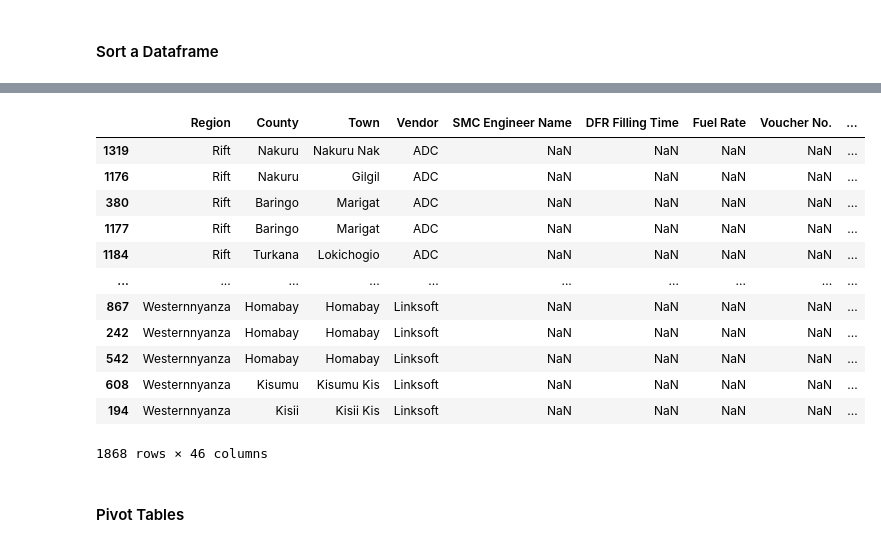
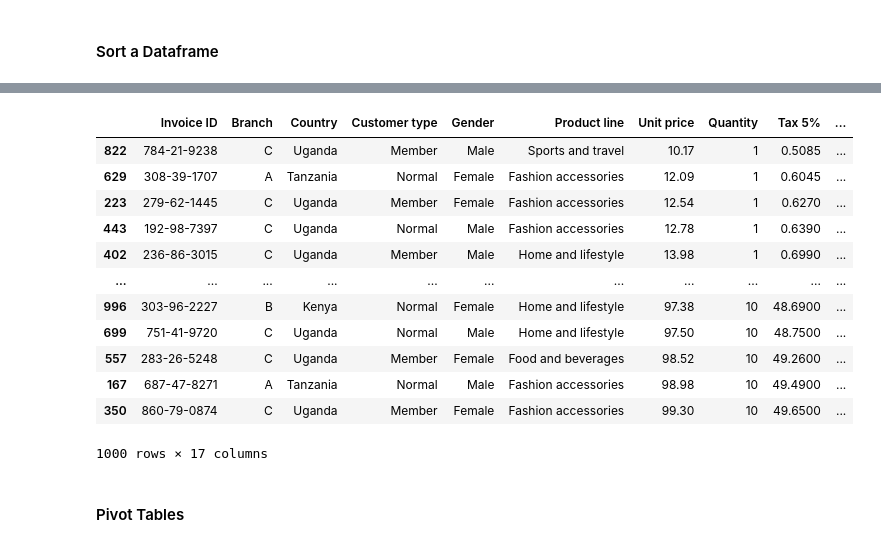
Before and after one commit to enaibei/Data-Analysis, a Jupyter notebook: Pandas.ipynb, the cells around one changed output, grey strips where cells are left out. Cells and saved outputs as stored; diff of their text form; code cells hidden in the pictures.

```diff
--- a/Pandas.ipynb
+++ b/Pandas.ipynb
@@ -627,19 +621,19 @@ report.sort_values(by='Vendor')
 # %%
-report.sort_values(by='Vendor')
+df_sales.sort_values(by='Total')
 # %% [output]
-|  | Region | County | Town | Vendor | SMC Engineer Name | DFR Filling Time | Fuel Rate | Voucher No. | ... |
-| 1319 | Rift | Nakuru | Nakuru Nak | ADC | NaN | NaN | NaN | NaN | ... |
-| 1176 | Rift | Nakuru | Gilgil | ADC | NaN | NaN | NaN | NaN | ... |
-| 380 | Rift | Baringo | Marigat | ADC | NaN | NaN | NaN | NaN | ... |
-| 1177 | Rift | Baringo | Marigat | ADC | NaN | NaN | NaN | NaN | ... |
-| 1184 | Rift | Turkana | Lokichogio | ADC | NaN | NaN | NaN | NaN | ... |
-| ... | ... | ... | ... | ... | ... | ... | ... | ... | ... |
-| 867 | Westernnyanza | Homabay | Homabay | Linksoft | NaN | NaN | NaN | NaN | ... |
-| 242 | Westernnyanza | Homabay | Homabay | Linksoft | NaN | NaN | NaN | NaN | ... |
-| 542 | Westernnyanza | Homabay | Homabay | Linksoft | NaN | NaN | NaN | NaN | ... |
-| 608 | Westernnyanza | Kisumu | Kisumu Kis | Linksoft | NaN | NaN | NaN | NaN | ... |
-| 194 | Westernnyanza | Kisii | Kisii Kis | Linksoft | NaN | NaN | NaN | NaN | ... |
+|  | Invoice ID | Branch | Country | Customer type | Gender | Product line | Unit price | Quantity | Tax 5% | ... |
+| 822 | 784-21-9238 | C | Uganda | Member | Male | Sports and travel | 10.17 | 1 | 0.5085 | ... |
+| 629 | 308-39-1707 | A | Tanzania | Normal | Female | Fashion accessories | 12.09 | 1 | 0.6045 | ... |
+| 223 | 279-62-1445 | C | Uganda | Member | Female | Fashion accessories | 12.54 | 1 | 0.6270 | ... |
+| 443 | 192-98-7397 | C | Uganda | Normal | Male | Fashion accessories | 12.78 | 1 | 0.6390 | ... |
+| 402 | 236-86-3015 | C | Uganda | Member | Male | Home and lifestyle | 13.98 | 1 | 0.6990 | ... |
+| ... | ... | ... | ... | ... | ... | ... | ... | ... | ... | ... |
+| 996 | 303-96-2227 | B | Kenya | Normal | Female | Home and lifestyle | 97.38 | 10 | 48.6900 | ... |
+| 699 | 751-41-9720 | C | Uganda | Normal | Male | Home and lifestyle | 97.50 | 10 | 48.7500 | ... |
+| 557 | 283-26-5248 | C | Uganda | Member | Female | Food and beverages | 98.52 | 10 | 49.2600 | ... |
+| 167 | 687-47-8271 | A | Tanzania | Normal | Male | Fashion accessories | 98.98 | 10 | 49.4900 | ... |
+| 350 | 860-79-0874 | C | Uganda | Member | Female | Fashion accessories | 99.30 | 10 | 49.6500 | ... |
-1868 rows × 46 columns
+1000 rows × 17 columns
 # %% [markdown]
 #### Pivot Tables
 # %% [markdown]
```
Also changed, not shown: parts of 20 cells of this notebook.
